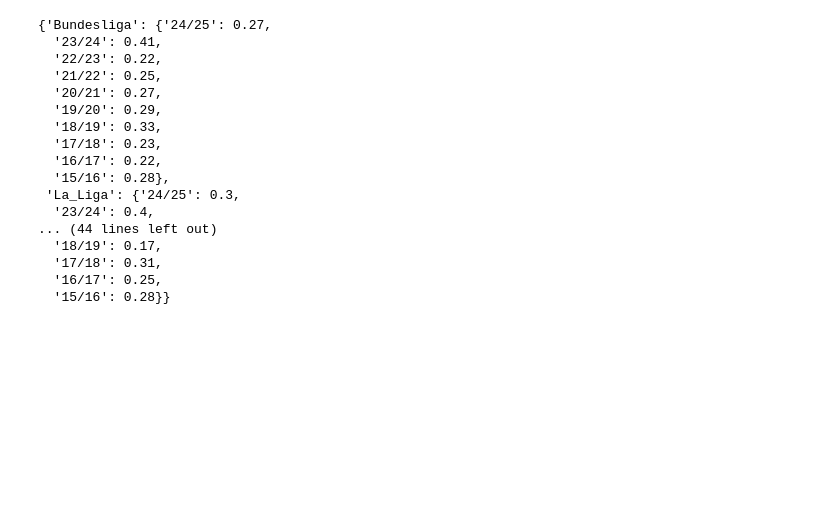
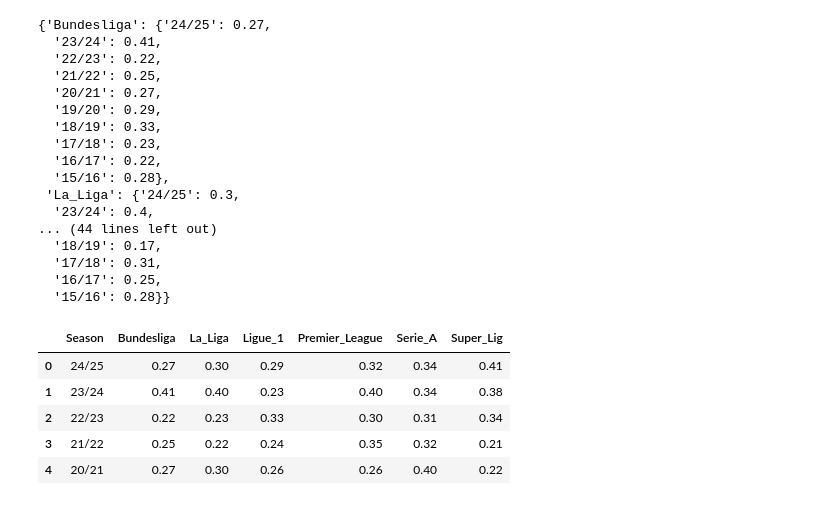
Before and after one commit to esenbora/sporg_proj_1, a Jupyter notebook: NCR and HHI.ipynb, the cells around one changed output. Saved outputs shown, nothing was run; the diff lists cells and outputs as text; code cells hidden in the pictures; blank space fills up the shorter version.

```diff
--- a/NCR and HHI.ipynb
+++ b/NCR and HHI.ipynb
@@ -65,4 +67,17 @@ nrc_indexes
   '17/18': 0.31,
   '16/17': 0.25,
   '15/16': 0.28}}
+# %%
+nrc_indexes_df = pd.DataFrame(nrc_indexes)
+nrc_indexes_df.reset_index(names="Season", inplace=True)
+nrc_indexes_df.to_csv("NRC Table.csv", index=False)
+
+nrc_indexes_df.head()
+# %% [output]
+|  | Season | Bundesliga | La_Liga | Ligue_1 | Premier_League | Serie_A | Super_Lig |
+| 0 | 24/25 | 0.27 | 0.30 | 0.29 | 0.32 | 0.34 | 0.41 |
+| 1 | 23/24 | 0.41 | 0.40 | 0.23 | 0.40 | 0.34 | 0.38 |
+| 2 | 22/23 | 0.22 | 0.23 | 0.33 | 0.30 | 0.31 | 0.34 |
+| 3 | 21/22 | 0.25 | 0.22 | 0.24 | 0.35 | 0.32 | 0.21 |
+| 4 | 20/21 | 0.27 | 0.30 | 0.26 | 0.26 | 0.40 | 0.22 |
 # %%
```
Also changed, not shown: parts of 4 cells of this notebook, 5 other files.
